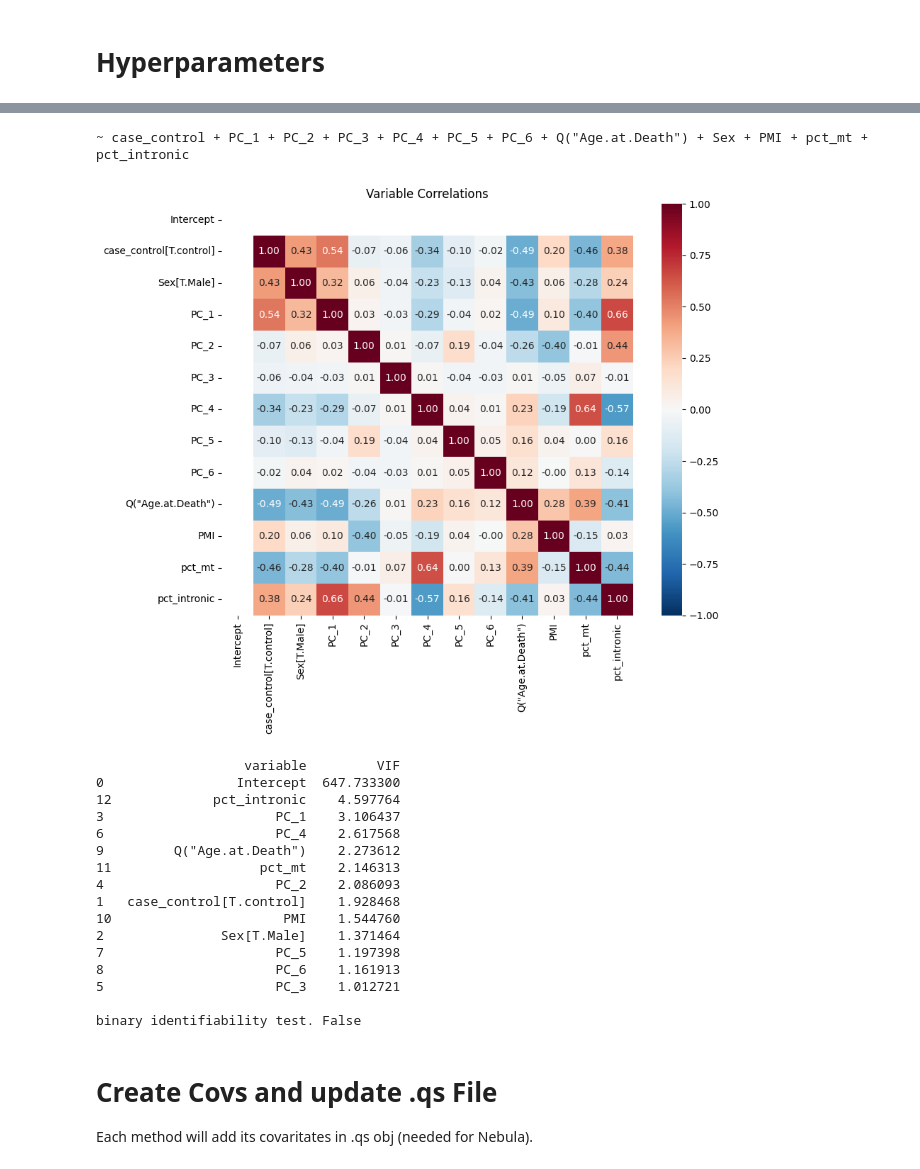
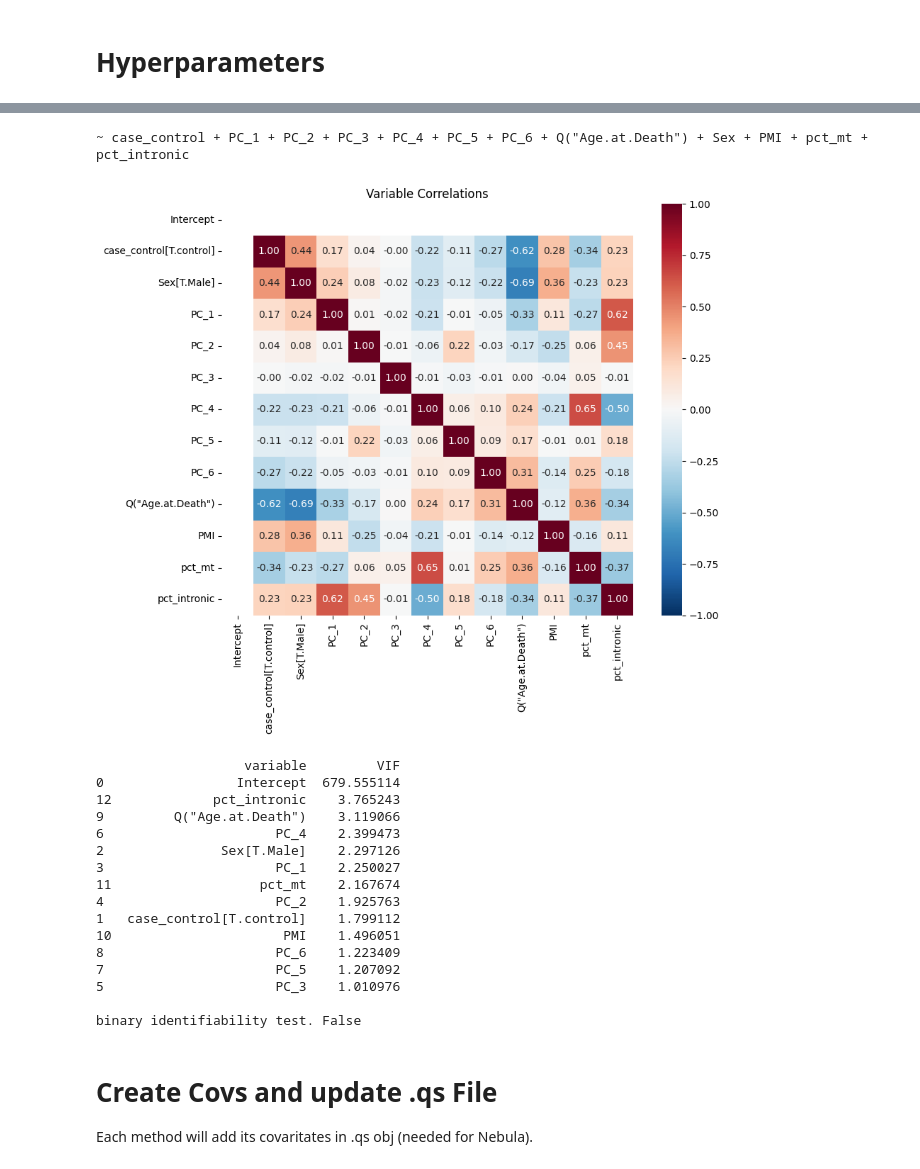
Before and after one commit to 8gabri8/XDP, a Jupyter notebook: script/artificial_DEG_analysis/analysis_PCA.ipynb, the cells around one changed output, grey strips where cells are left out. Cells and saved outputs as stored; diff of their text form; code cells hidden in the pictures.

```diff
--- a/script/artificial_DEG_analysis/analysis_PCA.ipynb
+++ b/script/artificial_DEG_analysis/analysis_PCA.ipynb
@@ -73,12 +68,7 @@ same for all:
 # %%
-IS_FIRST_TIME = False
-
-if IS_FIRST_TIME:
-    ...
-
 def calculate_pca(adata, calculate_or_project, saving_folder, N_PCS_TO_USE=None, df_stats=None, df_loadings=None):
 
-    # Usual pipeline
+    # Common steps
     print("Normalising")
     sc.pp.normalize_total(adata, target_sum=1e4)
     sc.pp.log1p(adata)
@@ -87,7 +77,7 @@ def calculate_pca(adata, calculate_or_project, saving_folder, N_PCS_TO_USE=None,
         # Find highly variable genes on HEALTHY only
         print("HVG")
         sc.pp.highly_variable_genes(adata, n_top_genes=3000)
-        hvg = adata.var['highly_variable']
+        hvg = adata.var_names[adata.var['highly_variable']].tolist()  # Get as ordered list
         adata = adata[:, hvg].copy() # Subset with 01 Index
     elif calculate_or_project == "project":
         hvg = df_loadings.index.tolist()
@@ -121,7 +111,7 @@ def calculate_pca(adata, calculate_or_project, saving_folder, N_PCS_TO_USE=None,
         X_scaled = (X - mean_train) / np.sqrt(var_train)
 
 
-    # PCA on healthy
+    # PCA
     MAX_PCS_TO_COMPUTE = 50
     if calculate_or_project == "calculate":
         print("PCA on Healthy")
@@ -159,9 +149,10 @@ def calculate_pca(adata, calculate_or_project, saving_folder, N_PCS_TO_USE=None,
         df_diseased.to_csv(f"{saving_folder}/diseased_pcs.csv", index=False)
 
 
-    # Healthy sample PCs distribution
+    # Plot PCs of a fingle sample
     sample_id = adata.obs[SAMPLE_VARIABLE].unique()[0]
     adata_s = adata[adata.obs[SAMPLE_VARIABLE] == sample_id].to_memory().copy()
+    adata_s.obs = adata_s.obs.drop(columns=[c for c in adata_s.obs.columns if "PC_" in c])
     adata_s.obs = adata_s.obs.merge(
         df_healthy if calculate_or_project == "calculate" else df_diseased,
         left_index=True,
@@ -170,7 +161,7 @@ def calculate_pca(adata, calculate_or_project, saving_folder, N_PCS_TO_USE=None,
         validate="one_to_one"
     )
     adata_s.obsm["spatial"] = adata_s.obs[["x", "y"]].values  # or .to_numpy()
-    pcs = [f'PC_{i+1}_y' for i in range(N_PCS_TO_USE)]
+    pcs = [f'PC_{i+1}' for i in range(N_PCS_TO_USE)]
     sc.pl.embedding(adata_s, basis="spatial", color=["spn_type", "Group_name", *pcs])
     del adata_s
 
@@ -242,17 +233,20 @@ def calculate_pca(adata, calculate_or_project, saving_folder, N_PCS_TO_USE=None,
     }
 
 # Calculate PCA fro Healthy (save: PCs, Loadings, mean, var, hvg)
-adata_healthy = sc.read_h5ad(ADATA_HEALTHY)
-results_healthy = calculate_pca(
-    adata=adata_healthy,
-    calculate_or_project="calculate",
-    N_PCS_TO_USE=N_PCS_TO_USE,
-    saving_folder=SAVE_HEALTHY_PCA_RESULT,
-)
-
+if not os.path.exists(f"{SAVE_HEALTHY_PCA_RESULT}/gene_loadings.csv"):
+    adata_healthy = sc.read_h5ad(ADATA_HEALTHY)
+    results_healthy = calculate_pca(
+        adata=adata_healthy,
+        calculate_or_project="calculate",
+        N_PCS_TO_USE=N_PCS_TO_USE,
+        saving_folder=SAVE_HEALTHY_PCA_RESULT,
+    )
+df_stats_healthy = pd.read_csv(f"{SAVE_HEALTHY_PCA_RESULT}/healthy_stats.csv", index_col=0)
+df_loadings_healthy = pd.read_csv(f"{SAVE_HEALTHY_PCA_RESULT}/gene_loadings.csv", index_col=0)
 
 # Claulte PCs Diseased
-    # CLAULTE ONLY FOR 0% DEPLETION (will be the same for all geneset)
+    # 1) THIS IS DIFFERT FOR EACH GENESET
+    # 2) NEED TO CALCULATE ONLY FOR 0% DEPLETION (will be the same for all %depletions)
 dataset_0 = sorted(os.listdir(DATASET_FOLDER), reverse=False)[0]
 dataset_path_h5ad_0_pct_depletion = os.path.join(DATASET_FOLDER, dataset_0, f"{dataset_0}.h5ad")
 results_folder_0_pct_depletion = os.path.join(DATASET_FOLDER, dataset_0, METHOD_NAME)
@@ -267,8 +261,8 @@ results = calculate_pca(
     calculate_or_project="project",
     saving_folder=results_folder_0_pct_depletion,
     N_PCS_TO_USE=N_PCS_TO_USE,
-    df_stats=results_healthy["df_stats"],
-    df_loadings=results_healthy["df_loadings"]
+    df_stats=df_stats_healthy,
+    df_loadings=df_loadings_healthy
 )
 
 # Merge with Healthy (alredy claculted --> SAME for all)
@@ -310,44 +304,44 @@ Done.
 # %%
 # Check collinarity
 if True:
-    adata_all = sc.read_h5ad(dataset_path_h5ad)#, backed="r")
+    adata_all = sc.read_h5ad(dataset_path_h5ad_0_pct_depletion)#, backed="r")
     df_combined =pd.read_csv(f"{results_folder_0_pct_depletion}/pcs_all.csv")
     #display(df_combined)
 
     pcs = [i for i in adata_all.obs.columns if "PC_" in i]
     adata_all.obs = adata_all.obs.drop(columns=pcs)
 
     #adata_all = adata_all[adata_all.obs[CONTRAST_VARIABLE] == CONTRAST_BASELINE].to_memory()
 
     adata_all.obs = adata_all.obs.merge(
         df_combined,
         left_index=True,
         right_on="barcode",
         how="left",
         validate="one_to_one"
     )
     pcs = [f'PC_{i+1}' for i in range(N_PCS_TO_USE)]
     #display(adata_all.obs[pcs])
 
     #adata_all.obs[[*pcs, *COVARIATES_FOR_DEG]].corr()
     DEG.check_corr_cov_in_design(adata_all, vars_in_formula=[CONTRAST_VARIABLE, *pcs, *COVARIATES_FOR_DEG], corr_thr=0.7, split=" + ")
 # %% [output]
 ~ case_control + PC_1 + PC_2 + PC_3 + PC_4 + PC_5 + PC_6 + Q("Age.at.Death") + Sex + PMI + pct_mt + pct_intronic
-[figure, old version]
+[figure, new version]
                    variable         VIF
-0                 Intercept  647.733300
-12             pct_intronic    4.597764
-3                      PC_1    3.106437
-6                      PC_4    2.617568
-9         Q("Age.at.Death")    2.273612
-11                   pct_mt    2.146313
-4                      PC_2    2.086093
-1   case_control[T.control]    1.928468
-10                      PMI    1.544760
-2               Sex[T.Male]    1.371464
-7                      PC_5    1.197398
-8                      PC_6    1.161913
-5                      PC_3    1.012721
+0                 Intercept  679.555114
+12             pct_intronic    3.765243
+9         Q("Age.at.Death")    3.119066
+6                      PC_4    2.399473
+2               Sex[T.Male]    2.297126
+3                      PC_1    2.250027
+11                   pct_mt    2.167674
+4                      PC_2    1.925763
+1   case_control[T.control]    1.799112
+10                      PMI    1.496051
+8                      PC_6    1.223409
+7                      PC_5    1.207092
+5                      PC_3    1.010976
 
 binary identifiability test. False
 # %% [markdown]
```
Also changed, not shown: parts of 7 cells of this notebook, 6 other files.
